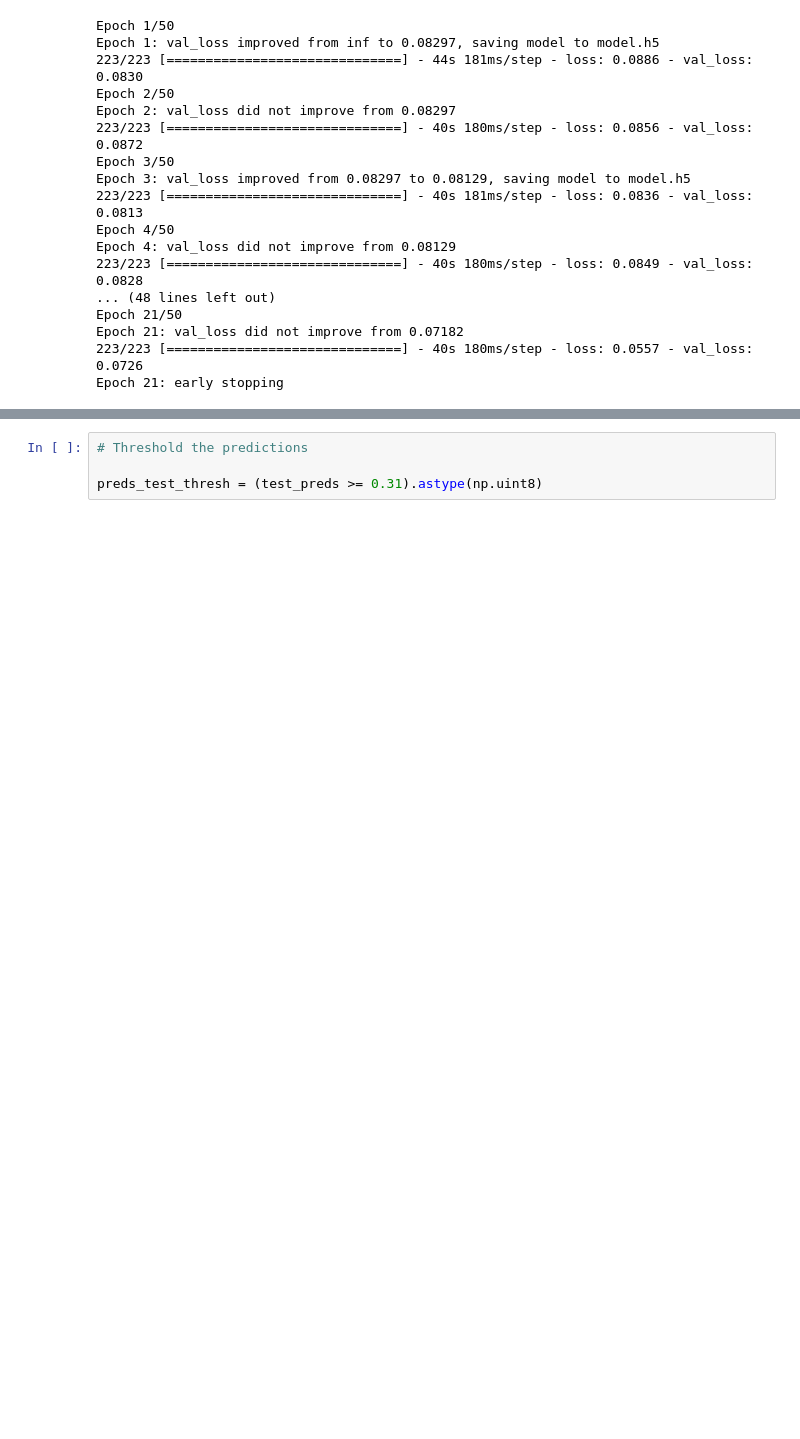
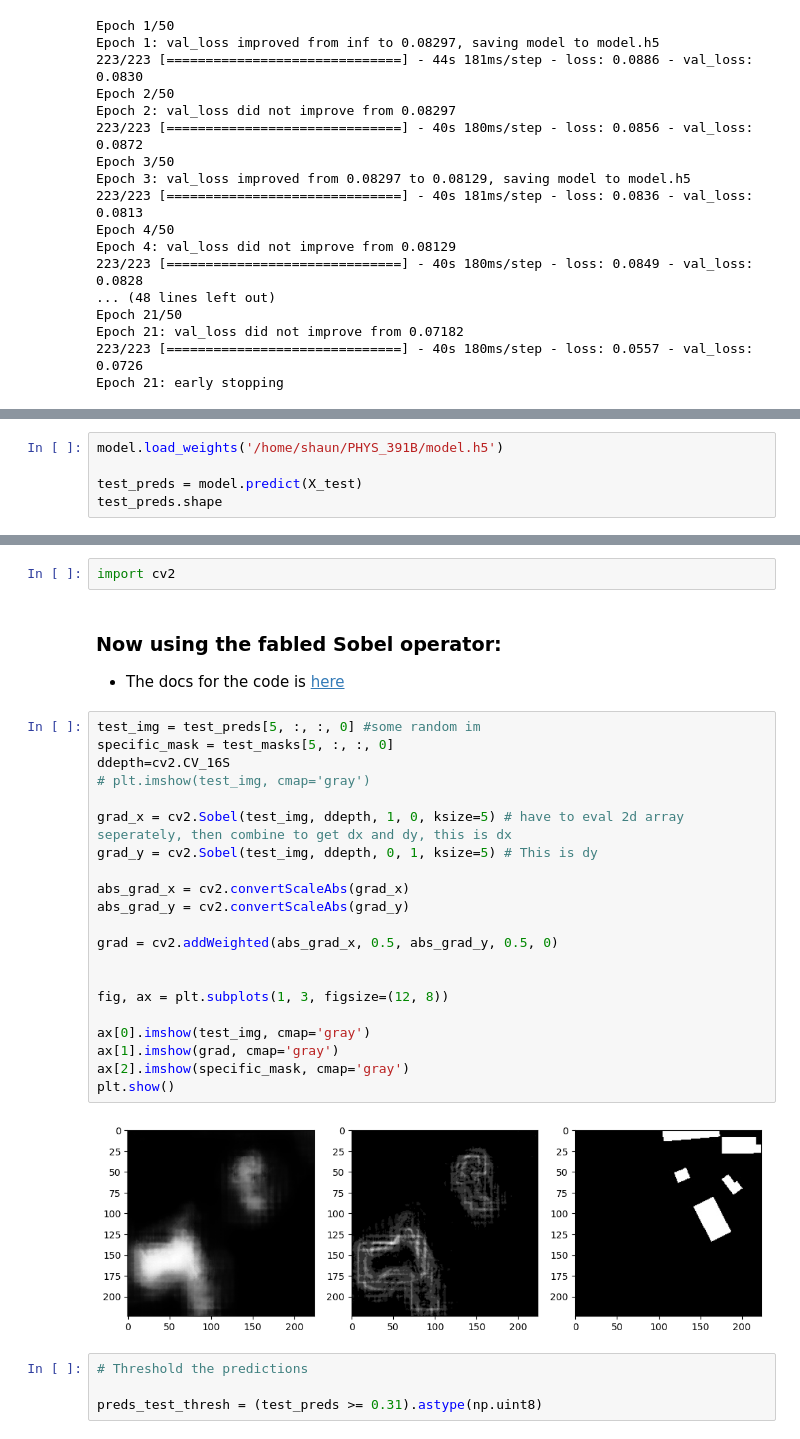
Before and after one commit to shaunlowis/PHYS_391B, a Jupyter notebook: UNET.ipynb, the cells around one changed output, grey strips where cells are left out. Drawn from its saved outputs; the diff is of its cells as text; blank space fills up the shorter version.

Commit message:
Figured out edge detection algorithm.
Figured out how to import model correctly.

Applied model to new areas.

```diff
--- a/UNET.ipynb
+++ b/UNET.ipynb
@@ -411,0 +364,5 @@ test_preds = model.predict(X_test)
+# %%
+model.load_weights('/home/shaun/PHYS_391B/model.h5')
+
+test_preds = model.predict(X_test)
+test_preds.shape
@@ -412,3 +372,31 @@ test_preds = model.predict(X_test)
+# %%
+import cv2
+# %% [markdown]
+### Now using the fabled Sobel operator:
+- The docs for the code is [here](https://docs.opencv.org/3.4/d4/d86/group__imgproc__filter.html#gacea54f142e81b6758cb6f375ce782c8d)
+# %%
+test_img = test_preds[5, :, :, 0] #some random im
+specific_mask = test_masks[5, :, :, 0]
+ddepth=cv2.CV_16S
+# plt.imshow(test_img, cmap='gray')
+
+grad_x = cv2.Sobel(test_img, ddepth, 1, 0, ksize=5) # have to eval 2d array seperately, then combine to get dx and dy, this is dx
+grad_y = cv2.Sobel(test_img, ddepth, 0, 1, ksize=5) # This is dy
+
+abs_grad_x = cv2.convertScaleAbs(grad_x)
+abs_grad_y = cv2.convertScaleAbs(grad_y)
+
+grad = cv2.addWeighted(abs_grad_x, 0.5, abs_grad_y, 0.5, 0)
+
+
+fig, ax = plt.subplots(1, 3, figsize=(12, 8))
+
+ax[0].imshow(test_img, cmap='gray')
+ax[1].imshow(grad, cmap='gray')
+ax[2].imshow(specific_mask, cmap='gray')
+plt.show()
+# %% [output]
+[figure, added]
 # %%
 # Threshold the predictions
 
```
Also changed, not shown: parts of 15 cells of this notebook, 3 other files.
